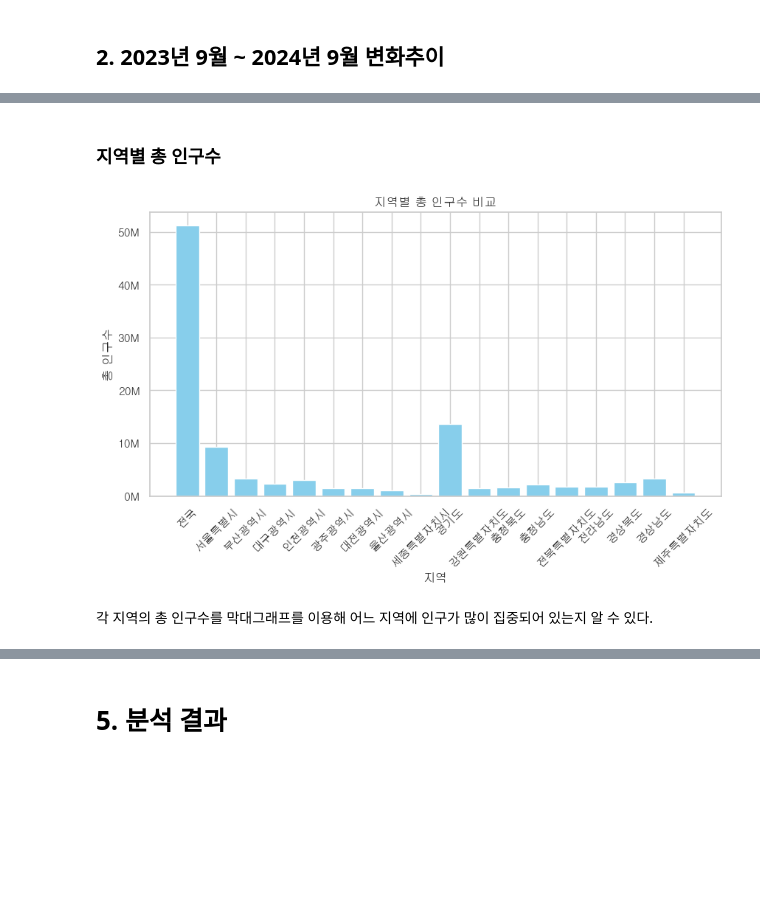
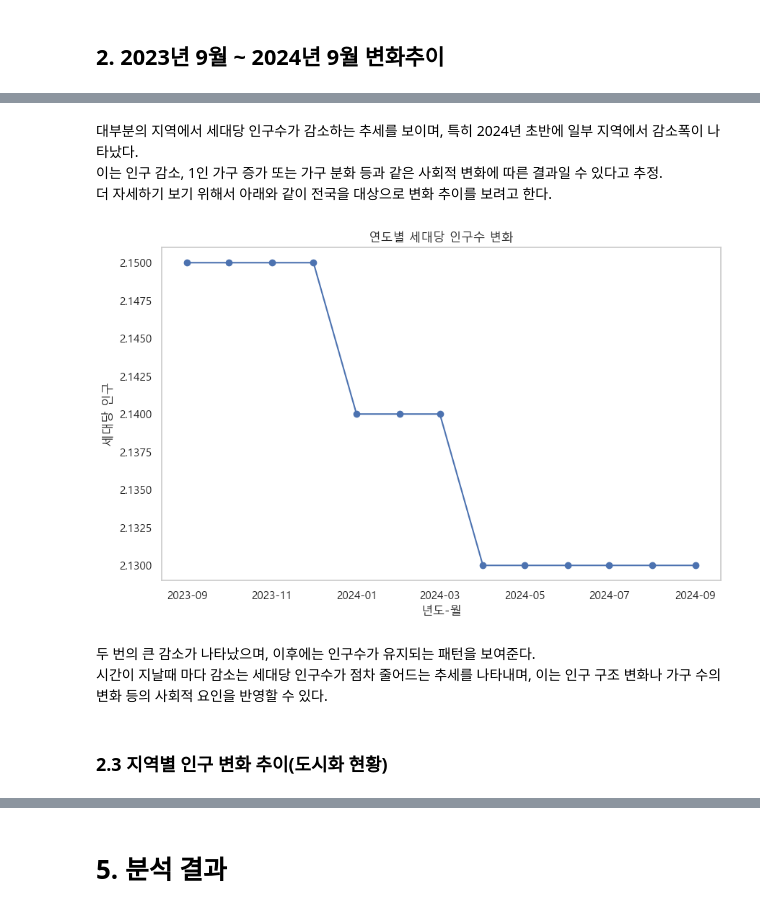
Before and after one commit to daewoong12/d_h, a Jupyter notebook: 25_파이썬데이터분석_실습_인구구조데이터.ipynb, the cells around one changed output, grey strips where cells are left out. Drawn from its saved outputs; the diff is of its cells as text; code cells hidden in the pictures; blank space fills up the shorter version.

```diff
--- a/25_파이썬데이터분석_실습_인구구조데이터.ipynb
+++ b/25_파이썬데이터분석_실습_인구구조데이터.ipynb
@@ -679,15 +593,30 @@ plt.show()
+# %% [markdown]
+대부분의 지역에서 세대당 인구수가 감소하는 추세를 보이며, 특히 2024년 초반에 일부 지역에서 감소폭이 나타났다.<br>
+이는 인구 감소, 1인 가구 증가 또는 가구 분화 등과 같은 사회적 변화에 따른 결과일 수 있다고 추정.<br>
+더 자세하기 보기 위해서 아래와 같이 전국을 대상으로 변화 추이를 보려고 한다.
+# %%
+# '전국'을 대상으로 세대당 인구수 변화 추이 시각화
+plt.figure(figsize=(10, 6))
+plt.plot(national_data.index, national_data['세대당 인구'], marker='o')
+plt.title('연도별 세대당 인구수 변화')
+plt.xlabel('년도-월')
+plt.ylabel('세대당 인구')
+plt.grid()
+plt.show()
+# %% [output]
+[figure, added]
+# %% [markdown]
+두 번의 큰 감소가 나타났으며, 이후에는 인구수가 유지되는 패턴을 보여준다.<br>
+시간이 지날때 마다 감소는 세대당 인구수가 점차 줄어드는 추세를 나타내며, 이는 인구 구조 변화나 가구 수의 변화 등의 사회적 요인을 반영할 수 있다.
 # %% [markdown]
-### 지역별 총 인구수
+### 2.3 지역별 인구 변화 추이(도시화 현황)
 # %%
-plt.figure(figsize=(10, 5))
-plt.bar(df['행정구역'], df['2024년09월_총인구수'], color='skyblue')
-plt.xlabel('지역')
-plt.ylabel('총 인구수')
-plt.title('지역별 총 인구수 비교')
-plt.xticks(rotation=45)
-plt.gca().yaxis.set_major_formatter(FuncFormatter(millions))
-plt.show()
+# '총인구수'가 포함된 열 이름을 가져옴
+total_population_columns = [col for col in df.columns if '총인구수' in col]
+
+# 각 지역에 대해 총 인구 데이터를 추출
+regional_population_data = df.set_index('행정구역')[total_population_columns].T
+
+# 컬럼 이름 정리
+regional_population_data.index = [col.split('_')[0] + '_' + col.split('_')[1] for col in regional_population_data.index]
+regional_population_data.index = pd.to_datetime(regional_population_data.index, format='%Y_%m')  # 인덱스를 날짜 형식으로 변환
-# %% [output]
-[figure, removed]
-# %% [markdown]
-각 지역의 총 인구수를 막대그래프를 이용해 어느 지역에 인구가 많이 집중되어 있는지 알 수 있다.
```
Also changed, not shown: parts of 67 cells of this notebook.
